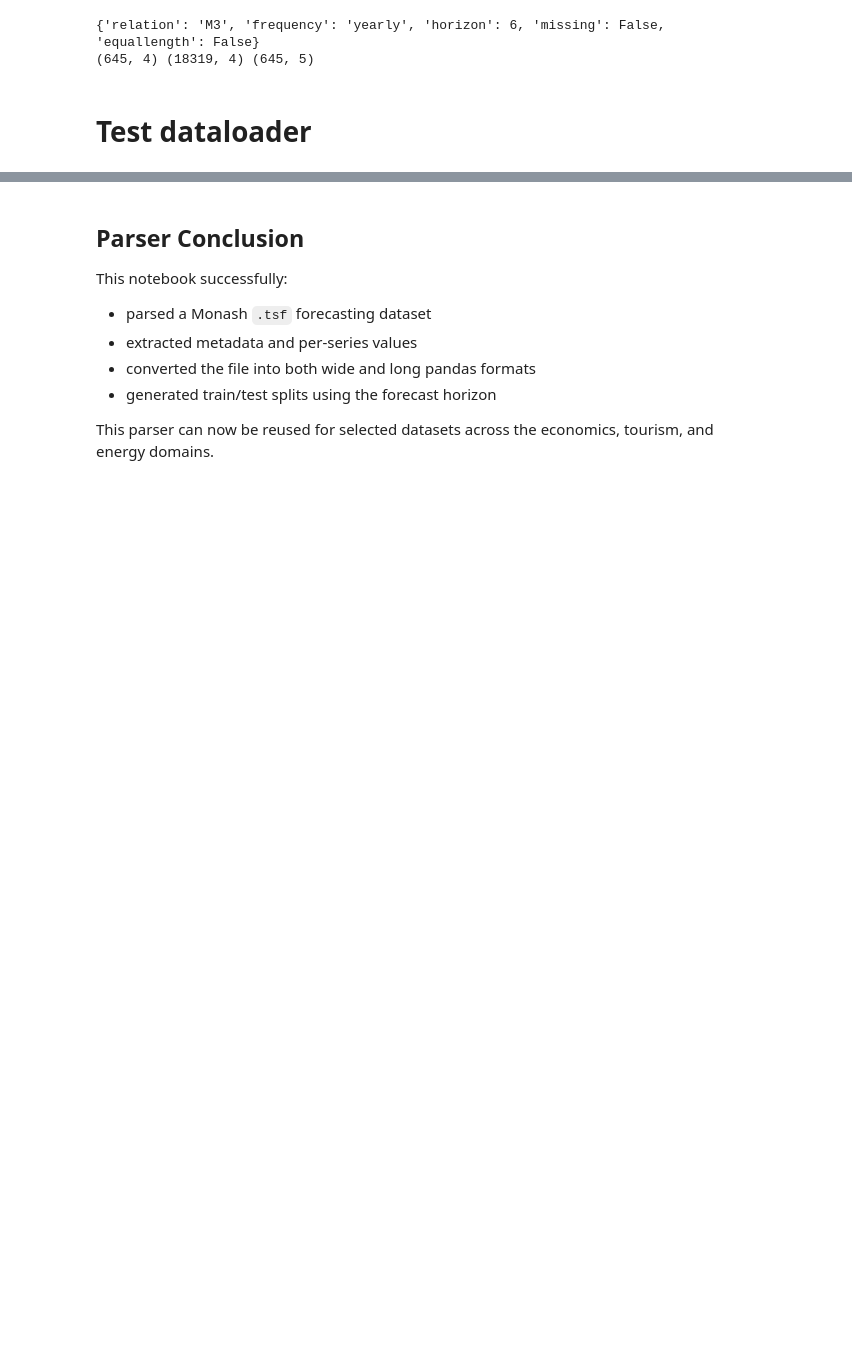
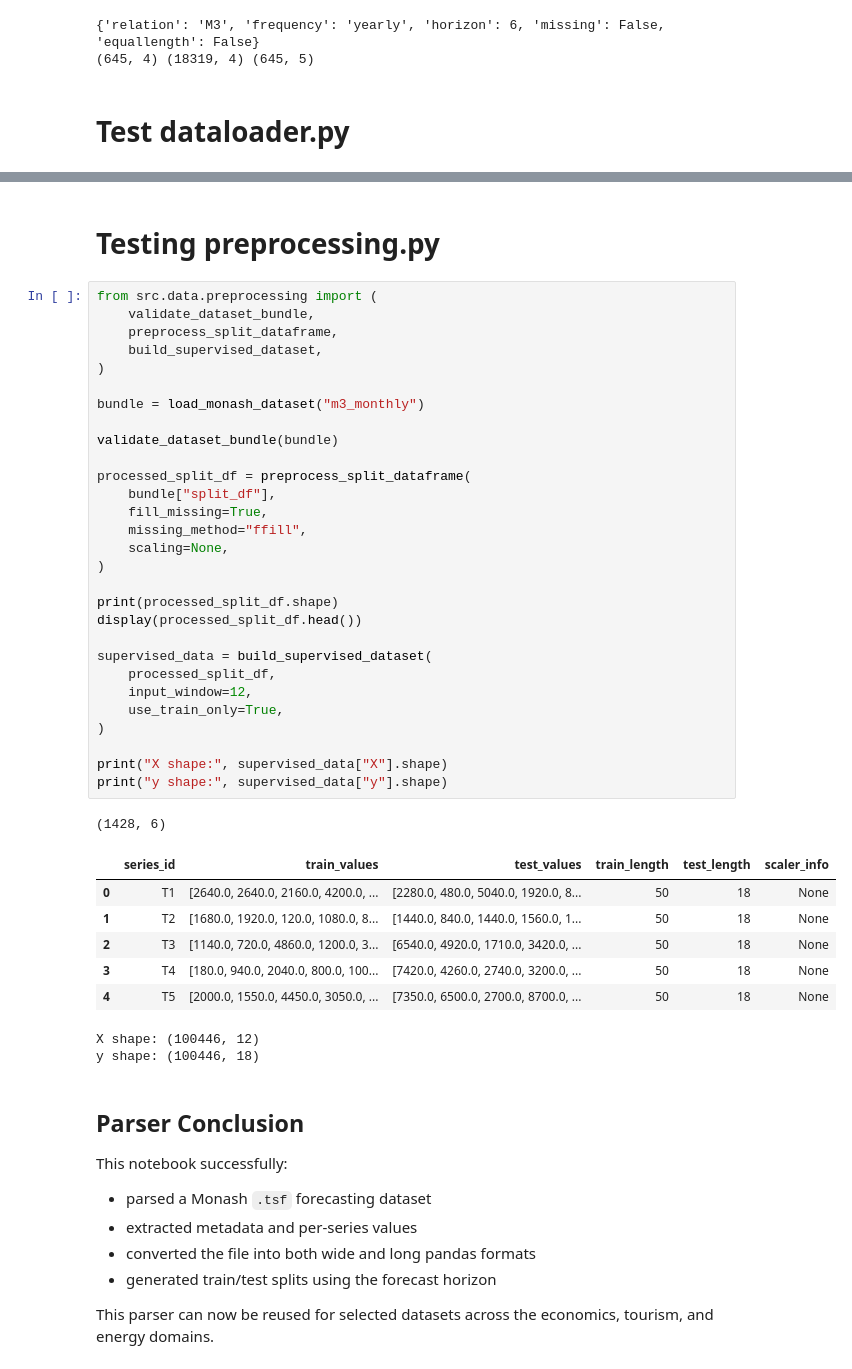
Before and after one commit to kunallikescorsair/foundation-models-timeseries-forecasting-pile-ghanti, a Jupyter notebook: notebooks/02_tsf_parser.ipynb, the cells around one changed output, grey strips where cells are left out. Drawn from its saved outputs; the diff is of its cells as text; blank space fills up the shorter version.

Commit message:
Add shared preprocessing pipeline for selected forecasting datasets

```diff
--- a/notebooks/02_tsf_parser.ipynb
+++ b/notebooks/02_tsf_parser.ipynb
@@ -550,7 +550,7 @@ print(records_df.shape, long_df.shape, split_df.shape)
 {'relation': 'M3', 'frequency': 'yearly', 'horizon': 6, 'missing': False, 'equallength': False}
 (645, 4) (18319, 4) (645, 5)
 # %% [markdown]
-# Test dataloader
+# Test dataloader.py
 # %%
 import sys
 from pathlib import Path
@@ -594,6 +594,47 @@ economics
 | 5 | tourism_monthly | tourism | tourism_monthly_dataset.tsf | monthly | 24 | False | False | 366 | 109280 |
 | 6 | tourism_quarterly | tourism | tourism_quarterly_dataset.tsf | quarterly | 8 | False | False | 427 | 42544 |
 | 7 | tourism_yearly | tourism | tourism_yearly_dataset.tsf | yearly | 4 | False | False | 518 | 12757 |
+# %% [markdown]
+# Testing preprocessing.py
+# %%
+from src.data.preprocessing import (
+    validate_dataset_bundle,
+    preprocess_split_dataframe,
+    build_supervised_dataset,
+)
+
+bundle = load_monash_dataset("m3_monthly")
+
+validate_dataset_bundle(bundle)
+
+processed_split_df = preprocess_split_dataframe(
+    bundle["split_df"],
+    fill_missing=True,
+    missing_method="ffill",
+    scaling=None,
+)
+
+print(processed_split_df.shape)
+display(processed_split_df.head())
+
+supervised_data = build_supervised_dataset(
+    processed_split_df,
+    input_window=12,
+    use_train_only=True,
+)
+
+print("X shape:", supervised_data["X"].shape)
+print("y shape:", supervised_data["y"].shape)
+# %% [output]
+(1428, 6)
+|  | series_id | train_values | test_values | train_length | test_length | scaler_info |
+| 0 | T1 | [2640.0, 2640.0, 2160.0, 4200.0, ... | [2280.0, 480.0, 5040.0, 1920.0, 8... | 50 | 18 | None |
+| 1 | T2 | [1680.0, 1920.0, 120.0, 1080.0, 8... | [1440.0, 840.0, 1440.0, 1560.0, 1... | 50 | 18 | None |
+| 2 | T3 | [1140.0, 720.0, 4860.0, 1200.0, 3... | [6540.0, 4920.0, 1710.0, 3420.0, ... | 50 | 18 | None |
+| 3 | T4 | [180.0, 940.0, 2040.0, 800.0, 100... | [7420.0, 4260.0, 2740.0, 3200.0, ... | 50 | 18 | None |
+| 4 | T5 | [2000.0, 1550.0, 4450.0, 3050.0, ... | [7350.0, 6500.0, 2700.0, 8700.0, ... | 50 | 18 | None |
+X shape: (100446, 12)
+y shape: (100446, 18)
 # %% [markdown]
 ## Parser Conclusion
 
```
Also changed, not shown: 1 other file.
